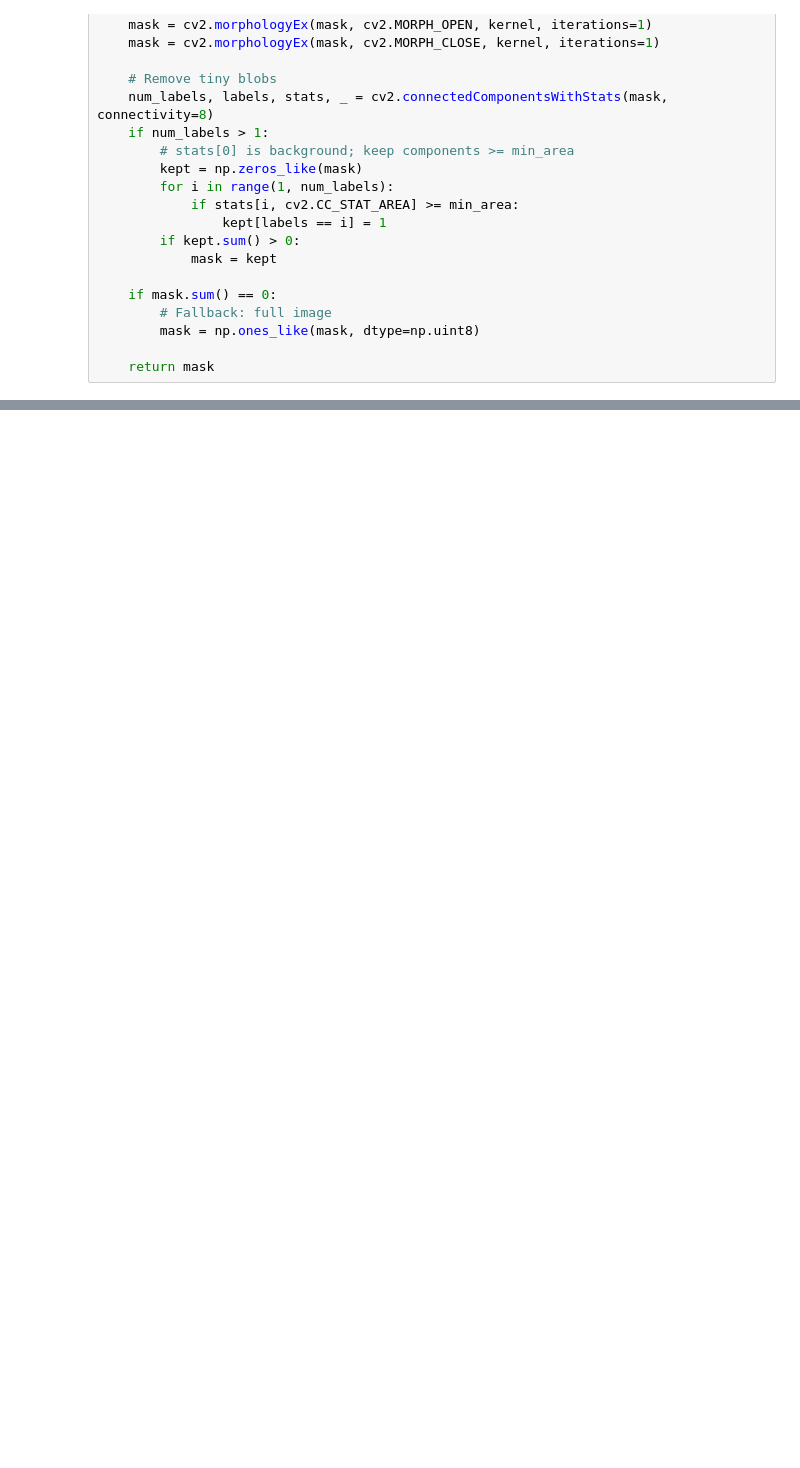
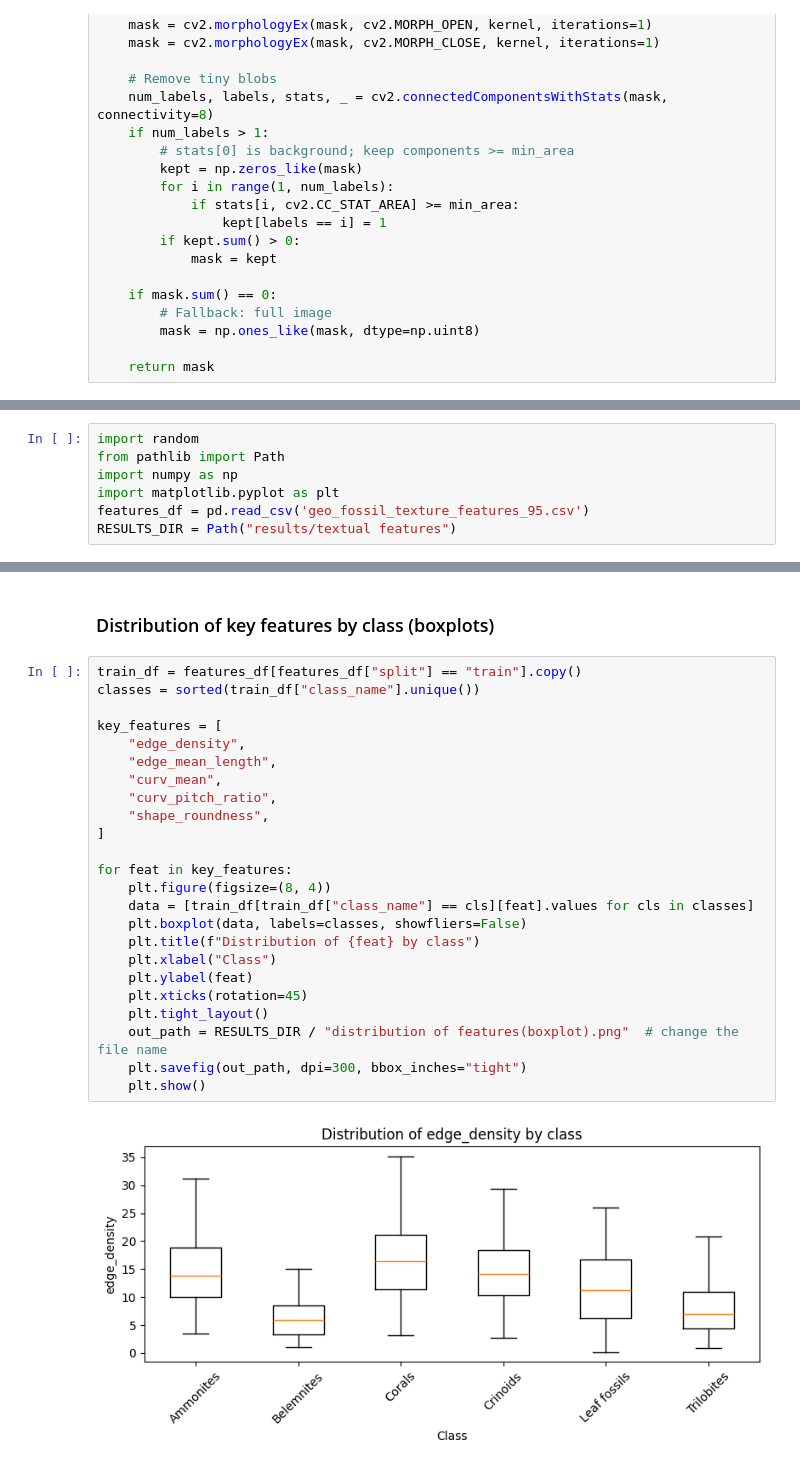
Before and after one commit to Swapnil-Safkat/Fossil-Patern-centric-AI-detection, a Jupyter notebook: textual feature extraction.ipynb, the cells around one changed output, grey strips where cells are left out. Saved outputs shown, nothing was run; the diff lists cells and outputs as text; blank space fills up the shorter version.

```diff
--- a/textual feature extraction.ipynb
+++ b/textual feature extraction.ipynb
@@ -269,0 +476,7 @@ def extract_all_features(gray: np.ndarray, mask: np.ndarray):
+# %%
+import random
+from pathlib import Path
+import numpy as np
+import matplotlib.pyplot as plt
+features_df = pd.read_csv('geo_fossil_texture_features_95.csv')
+RESULTS_DIR = Path("results/textual features")
@@ -269,0 +549,28 @@ def extract_all_features(gray: np.ndarray, mask: np.ndarray):
+# %% [markdown]
+### Distribution of key features by class (boxplots)
+# %%
+train_df = features_df[features_df["split"] == "train"].copy()
+classes = sorted(train_df["class_name"].unique())
+
+key_features = [
+    "edge_density",
+    "edge_mean_length",
+    "curv_mean",
+    "curv_pitch_ratio",
+    "shape_roundness",
+]
+
+for feat in key_features:
+    plt.figure(figsize=(8, 4))
+    data = [train_df[train_df["class_name"] == cls][feat].values for cls in classes]
+    plt.boxplot(data, labels=classes, showfliers=False)
+    plt.title(f"Distribution of {feat} by class")
+    plt.xlabel("Class")
+    plt.ylabel(feat)
+    plt.xticks(rotation=45)
+    plt.tight_layout()
+    out_path = RESULTS_DIR / "distribution of features(boxplot).png"  # change the file name
+    plt.savefig(out_path, dpi=300, bbox_inches="tight")
+    plt.show()
+# %% [output]
+[figure, added]
```
Also changed, not shown: parts of 27 cells of this notebook, 19 other files.
